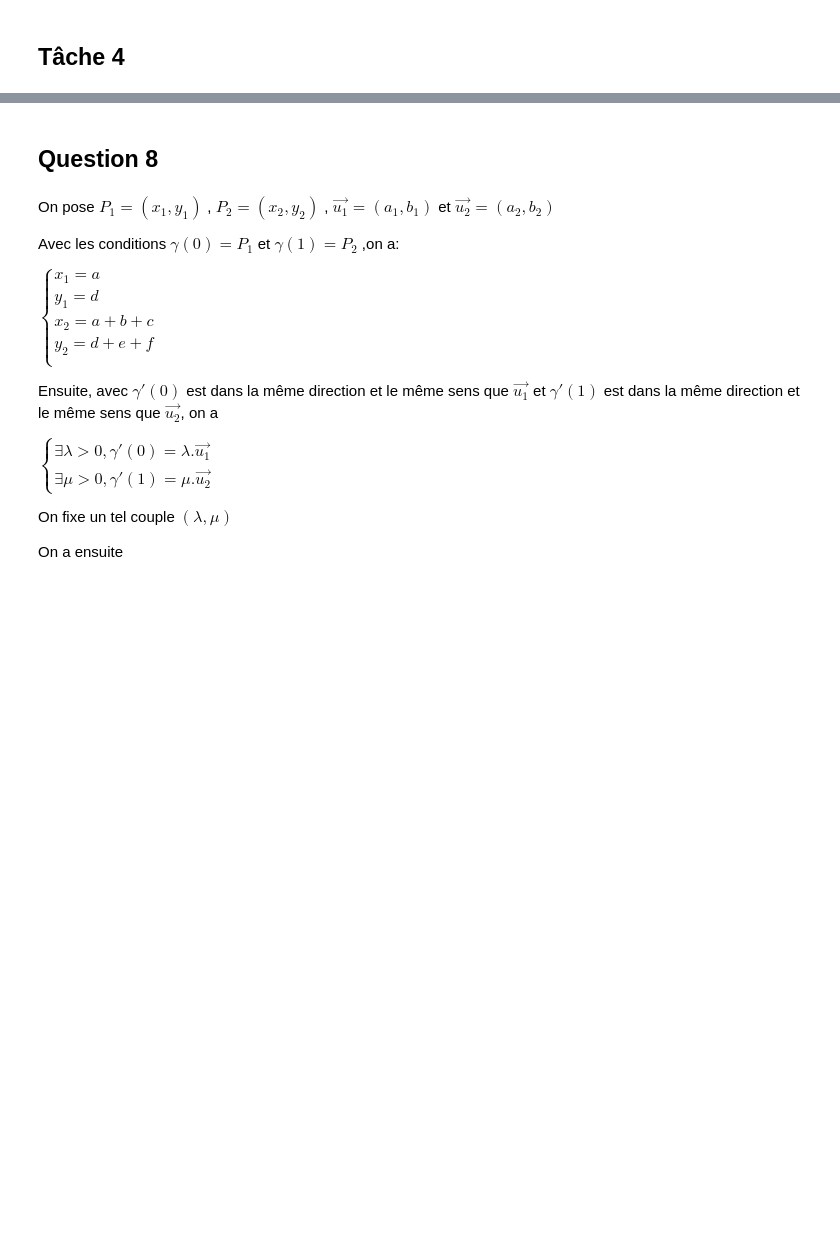
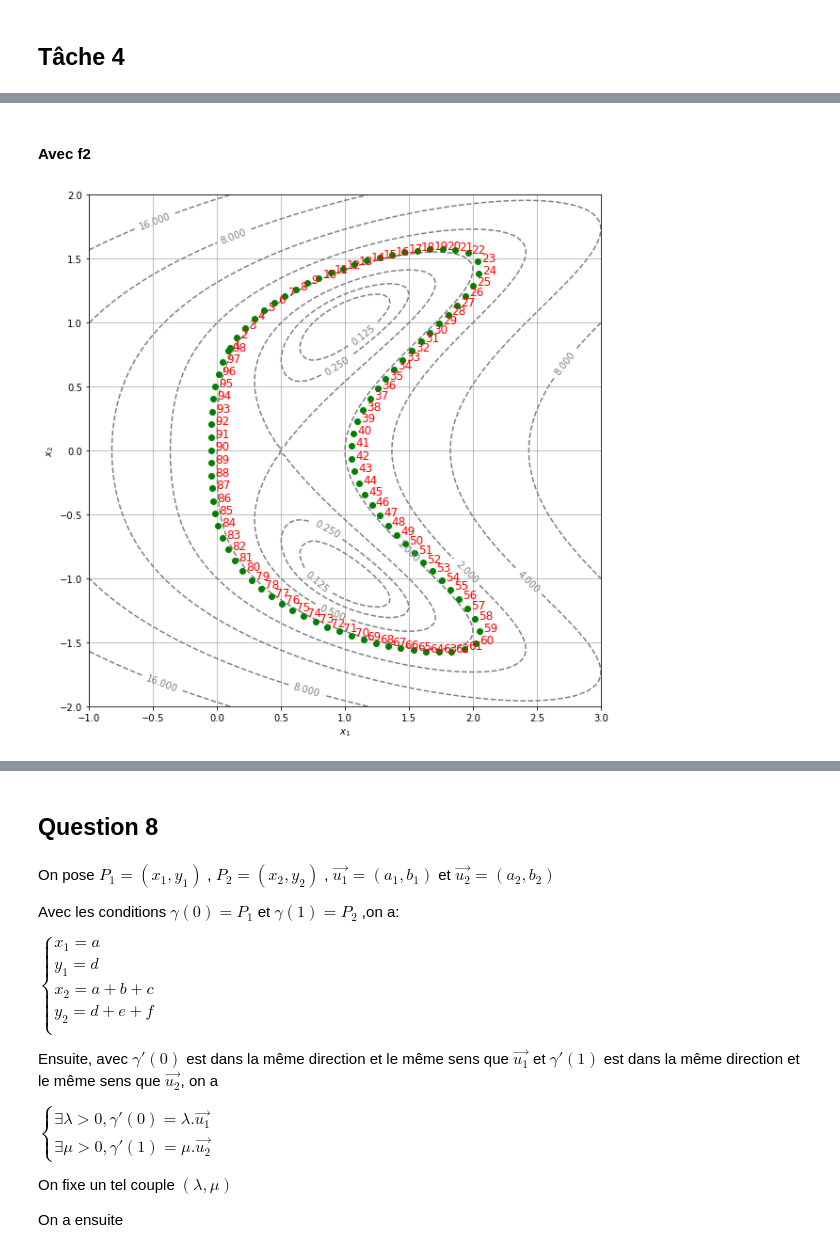
Before and after one commit to fllaser/projet-maths-diff, a Jupyter notebook: Rendu.ipynb, the cells around one changed output, grey strips where cells are left out. Saved outputs shown, nothing was run; the diff lists cells and outputs as text; code cells hidden in the pictures; blank space fills up the shorter version.

```diff
--- a/Rendu.ipynb
+++ b/Rendu.ipynb
@@ -241,0 +323,22 @@ plt.show()
+# %% [markdown]
+#### Avec f2
+# %%
+LC22=level_curve2(f2, 0.1,0.8)
+
+display_contour(
+    f2,
+    x=np.linspace(-1.0, 3.0, 100),
+    y=np.linspace(-2.0, 2.0, 100),
+    levels=[2**i for i in range(-3, 8)] # levels: [0.125, 0.25, ..., 64, 128]
+)
+
+
+
+plt.plot(LC22[0],LC22[1],'bo',color='green')
+i=1
+for x, y in zip(LC22[0], LC22[1]):
+    plt.text(x+0.03, y, str(i), color="red", fontsize=12)
+    i+=1
+plt.show()
+# %% [output]
+[figure, added]
```
Also changed, not shown: parts of 21 cells of this notebook, 1 other file.
